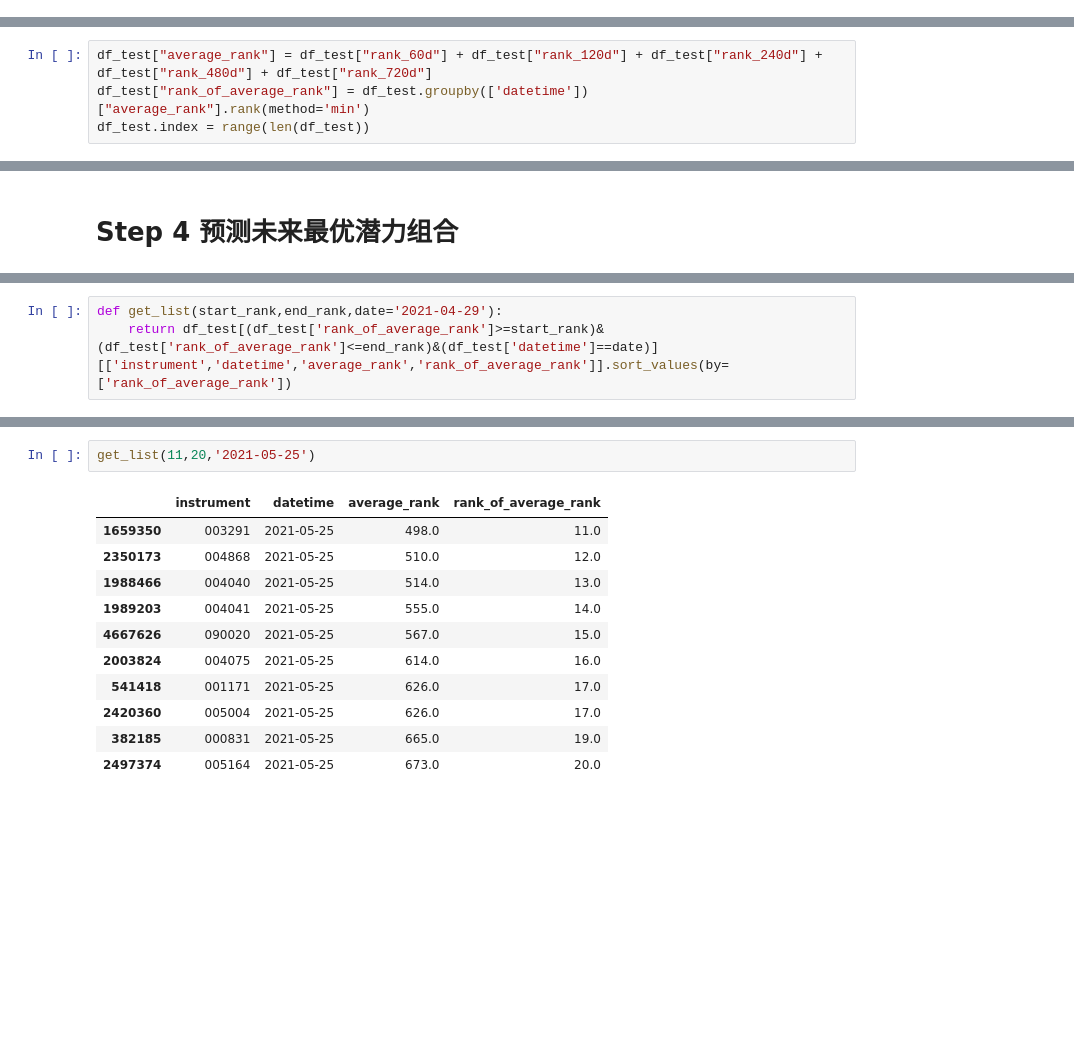
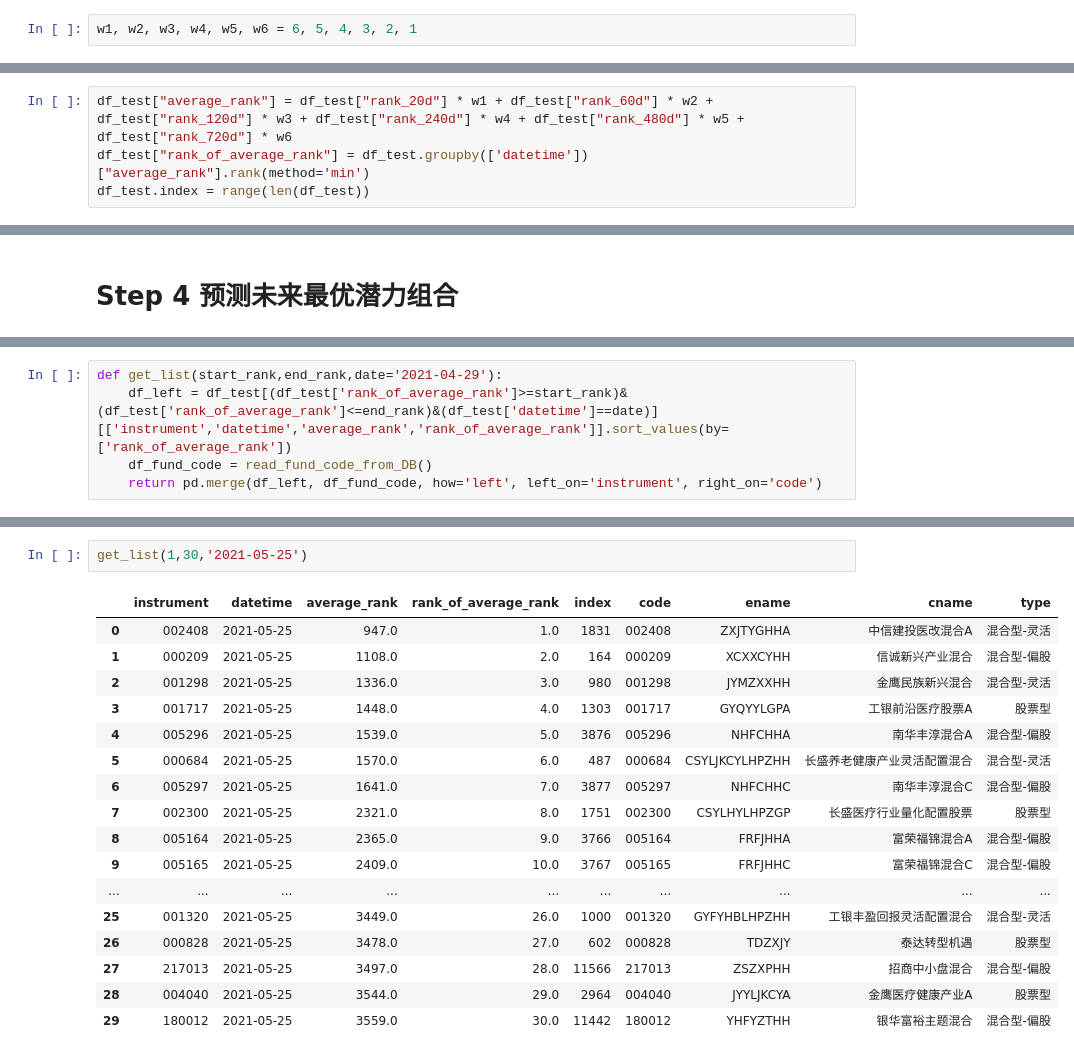
Before and after one commit to JamesWong1234/qlib, a Jupyter notebook: examples/fund-choice.ipynb, the cells around one changed output, grey strips where cells are left out. Saved outputs shown, nothing was run; the diff lists cells and outputs as text; blank space fills up the shorter version.

```diff
--- a/examples/fund-choice.ipynb
+++ b/examples/fund-choice.ipynb
@@ -113,4 +115,6 @@ df_train["rank_480d"] = df_train.groupby(['datetime'])["his_480d"].rank(method='
 df_train["rank_720d"] = df_train.groupby(['datetime'])["his_720d"].rank(method='min',ascending=False)
 df_train.index = range(len(df_train))
 # rank越小涨幅越大
+# %%
+w1, w2, w3, w4, w5, w6 = 6, 5, 4, 3, 2, 1
 # %%
@@ -156,7 +160,7 @@ Try using .loc[row_indexer,col_indexer] = value instead
 See the caveats in the documentation: https://pandas.pydata.org/pandas-docs/stable/user_guide/indexing.html#returning-a-view-versus-a-copy
   df_test["rank_720d"] = df_test.groupby(['datetime'])["his_720d"].rank(method='min',ascending=False)
 # %%
-df_test["average_rank"] = df_test["rank_60d"] + df_test["rank_120d"] + df_test["rank_240d"] + df_test["rank_480d"] + df_test["rank_720d"]
+df_test["average_rank"] = df_test["rank_20d"] * w1 + df_test["rank_60d"] * w2 + df_test["rank_120d"] * w3 + df_test["rank_240d"] * w4 + df_test["rank_480d"] * w5 + df_test["rank_720d"] * w6
 df_test["rank_of_average_rank"] = df_test.groupby(['datetime'])["average_rank"].rank(method='min')
 df_test.index = range(len(df_test))
 # %% [output]
@@ -286,6 +290,8 @@ df_test[(df_test['rank_of_average_rank']==1)&(df_test['datetime']=='2021-04-29')
 # %%
 def get_list(start_rank,end_rank,date='2021-04-29'):
-    return df_test[(df_test['rank_of_average_rank']>=start_rank)&(df_test['rank_of_average_rank']<=end_rank)&(df_test['datetime']==date)][['instrument','datetime','average_rank','rank_of_average_rank']].sort_values(by=['rank_of_average_rank'])
+    df_left = df_test[(df_test['rank_of_average_rank']>=start_rank)&(df_test['rank_of_average_rank']<=end_rank)&(df_test['datetime']==date)][['instrument','datetime','average_rank','rank_of_average_rank']].sort_values(by=['rank_of_average_rank'])
+    df_fund_code = read_fund_code_from_DB()
+    return pd.merge(df_left, df_fund_code, how='left', left_on='instrument', right_on='code')
 # %%
 get_list(11,20,'2021-04-29')
 # %% [output]
@@ -345,14 +351,20 @@ get_list(1,10,'2021-05-25')
 # %%
-get_list(11,20,'2021-05-25')
+get_list(1,30,'2021-05-25')
 # %% [output]
-|  | instrument | datetime | average_rank | rank_of_average_rank |
-| 1659350 | 003291 | 2021-05-25 | 498.0 | 11.0 |
-| 2350173 | 004868 | 2021-05-25 | 510.0 | 12.0 |
-| 1988466 | 004040 | 2021-05-25 | 514.0 | 13.0 |
-| 1989203 | 004041 | 2021-05-25 | 555.0 | 14.0 |
-| 4667626 | 090020 | 2021-05-25 | 567.0 | 15.0 |
-| 2003824 | 004075 | 2021-05-25 | 614.0 | 16.0 |
-| 541418 | 001171 | 2021-05-25 | 626.0 | 17.0 |
-| 2420360 | 005004 | 2021-05-25 | 626.0 | 17.0 |
-| 382185 | 000831 | 2021-05-25 | 665.0 | 19.0 |
-| 2497374 | 005164 | 2021-05-25 | 673.0 | 20.0 |
+|  | instrument | datetime | average_rank | rank_of_average_rank | index | code | ename | cname | type |
+| 0 | 002408 | 2021-05-25 | 947.0 | 1.0 | 1831 | 002408 | ZXJTYGHHA | 中信建投医改混合A | 混合型-灵活 |
+| 1 | 000209 | 2021-05-25 | 1108.0 | 2.0 | 164 | 000209 | XCXXCYHH | 信诚新兴产业混合 | 混合型-偏股 |
+| 2 | 001298 | 2021-05-25 | 1336.0 | 3.0 | 980 | 001298 | JYMZXXHH | 金鹰民族新兴混合 | 混合型-灵活 |
+| 3 | 001717 | 2021-05-25 | 1448.0 | 4.0 | 1303 | 001717 | GYQYYLGPA | 工银前沿医疗股票A | 股票型 |
+| 4 | 005296 | 2021-05-25 | 1539.0 | 5.0 | 3876 | 005296 | NHFCHHA | 南华丰淳混合A | 混合型-偏股 |
+| 5 | 000684 | 2021-05-25 | 1570.0 | 6.0 | 487 | 000684 | CSYLJKCYLHPZHH | 长盛养老健康产业灵活配置混合 | 混合型-灵活 |
+| 6 | 005297 | 2021-05-25 | 1641.0 | 7.0 | 3877 | 005297 | NHFCHHC | 南华丰淳混合C | 混合型-偏股 |
+| 7 | 002300 | 2021-05-25 | 2321.0 | 8.0 | 1751 | 002300 | CSYLHYLHPZGP | 长盛医疗行业量化配置股票 | 股票型 |
+| 8 | 005164 | 2021-05-25 | 2365.0 | 9.0 | 3766 | 005164 | FRFJHHA | 富荣福锦混合A | 混合型-偏股 |
+| 9 | 005165 | 2021-05-25 | 2409.0 | 10.0 | 3767 | 005165 | FRFJHHC | 富荣福锦混合C | 混合型-偏股 |
+| ... | ... | ... | ... | ... | ... | ... | ... | ... | ... |
+| 25 | 001320 | 2021-05-25 | 3449.0 | 26.0 | 1000 | 001320 | GYFYHBLHPZHH | 工银丰盈回报灵活配置混合 | 混合型-灵活 |
+| 26 | 000828 | 2021-05-25 | 3478.0 | 27.0 | 602 | 000828 | TDZXJY | 泰达转型机遇 | 股票型 |
+| 27 | 217013 | 2021-05-25 | 3497.0 | 28.0 | 11566 | 217013 | ZSZXPHH | 招商中小盘混合 | 混合型-偏股 |
+| 28 | 004040 | 2021-05-25 | 3544.0 | 29.0 | 2964 | 004040 | JYYLJKCYA | 金鹰医疗健康产业A | 股票型 |
+| 29 | 180012 | 2021-05-25 | 3559.0 | 30.0 | 11442 | 180012 | YHFYZTHH | 银华富裕主题混合 | 混合型-偏股 |
```
Also changed, not shown: parts of 30 cells of this notebook, 2 other files.
